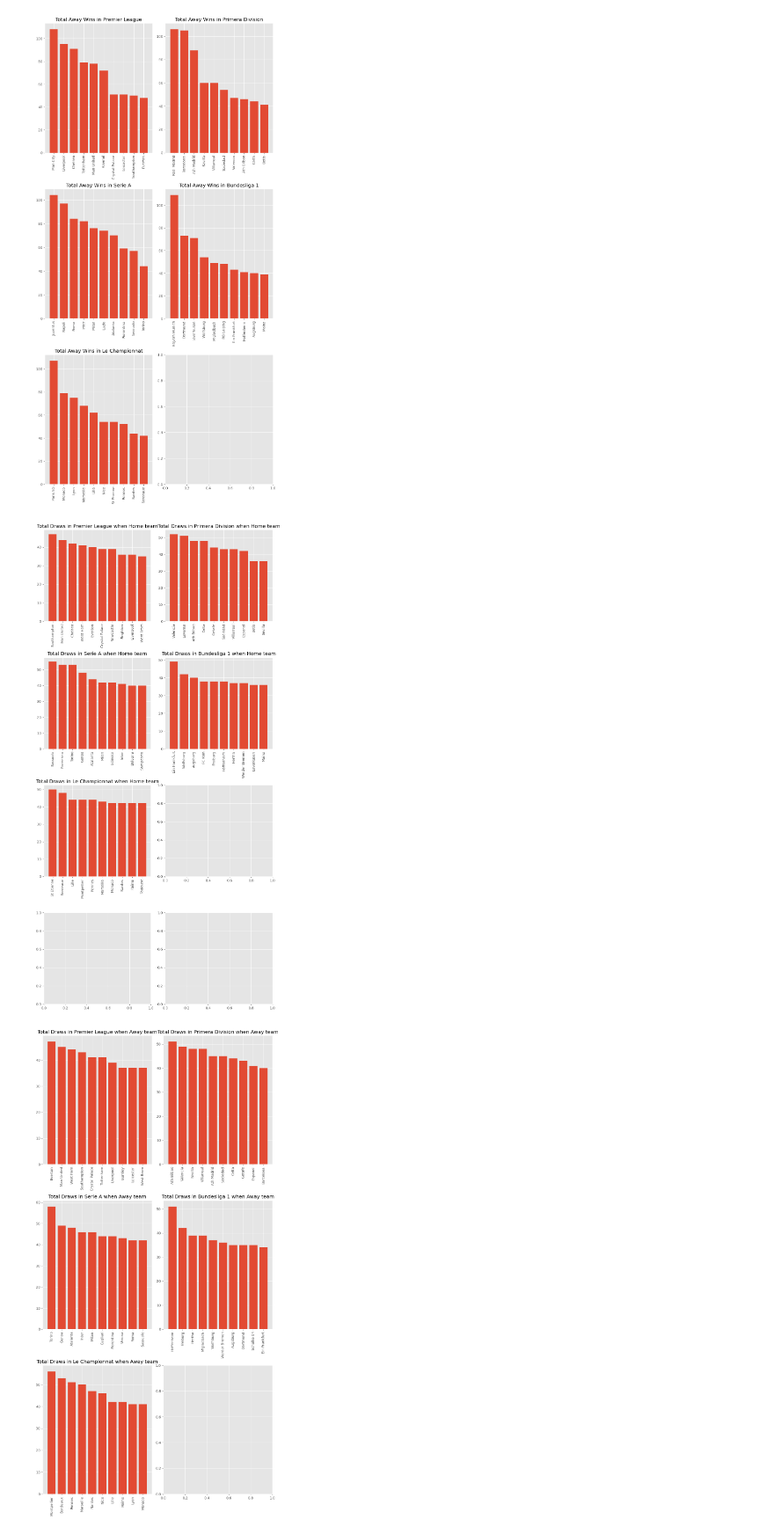
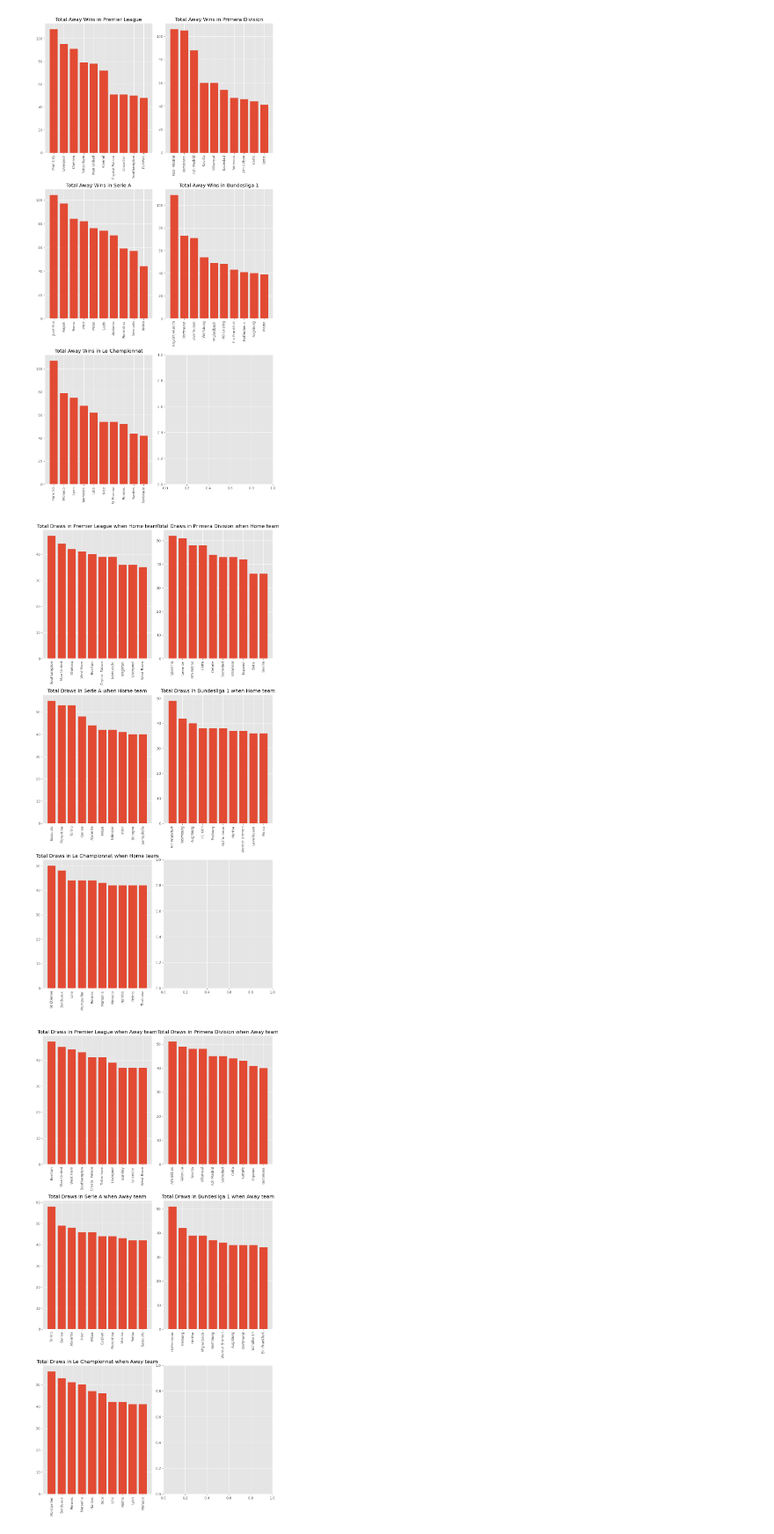
Before and after one commit to RomanKovv/Soccer-Prophet---Machine-Learning-Match-Prediction-Model, a Jupyter notebook: SOCCER_CAPSTONE.ipynb, the cells around one changed output. Shown at 88% size. Drawn from its saved outputs; the diff is of its cells as text; code cells hidden in the pictures.

```diff
--- a/SOCCER_CAPSTONE.ipynb
+++ b/SOCCER_CAPSTONE.ipynb
@@ -468,22 +460,18 @@ data1.describe()
 # %%
-#changing the style of the plot
-plt.style.use('ggplot')
-
 # Create a figure with 8 rows and 2 columns
 fig, axs = plt.subplots(8, 2, figsize=(12, 24))
 
 # Plot numeric columns in each subplot
-for i, column in enumerate(data1.select_dtypes("number").columns):
+for i, column in enumerate(clean_data.select_dtypes("number").columns):
     row = i // 2
     col = i % 2
 
-    axs[row, col].hist(data1[column], bins=80)
-    axs[row, col].axvline(data1[column].mean(), 0, 1000, label="mean", color="cornflowerblue")
-    axs[row, col].axvline(data1[column].median(), 0, 1000, label="median", color="cornflowerblue", linestyle="--")
+    axs[row, col].hist(clean_data[column], bins=80)
+    axs[row, col].axvline(clean_data[column].median(), 0, 1000, label="median", color="cornflowerblue", linestyle="--")
     axs[row, col].set_title(f"Distribution of {column}")
     axs[row, col].legend()
 
-
+fig.subplots_adjust(hspace=0.5)
 plt.tight_layout()
 plt.show()
 # %% [output]
@@ -522,13 +520,13 @@ First let's look at the proportions of winning teams after 90 minutes and compar
 Let's take a look the most common teams in each league. We can group the data by `Home Team` since each team plays an even amount of home and away matches each season:
 # %%
 # Group data by league and count the number of occurrences of each team
-league_counts = data1.groupby('League')['HomeTeam'].value_counts()
+league_counts = clean_data.groupby('League')['HomeTeam'].value_counts()
 
 # Create a 3x2 grid of subplots
 fig, axs = plt.subplots(3, 2, figsize=(10, 20))
 
 # Loop over each league and plot the top 10 teams
-for i, league in enumerate(data1['League'].unique()):
+for i, league in enumerate(clean_data['League'].unique()):
     top_teams = league_counts[league].nlargest(10)
     axs[i//2, i%2].bar(top_teams.index, top_teams.values)
     axs[i//2, i%2].set_title(f'Top 10 Teams in {league}')
@@ -547,13 +545,13 @@ As expected, the majority of the teams in each league are represented over 160 t
 Now let's take a look at which team's have won the most games when playing at home:
 # %%
 # Group data by league and team, and sum the number of wins
-league_team_wins = data1[data1['Result'] == 'H'].groupby(['League', 'HomeTeam'])['Result'].count()
+league_team_wins = clean_data[clean_data['Result'] == 'H'].groupby(['League', 'HomeTeam'])['Result'].count()
 
 # Create a 3x2 grid of subplots
 fig, axs = plt.subplots(3, 2, figsize=(10, 20))
 
 # Loop over each league and plot the total number of wins for each team
-for i, league in enumerate(data1['League'].unique()):
+for i, league in enumerate(clean_data['League'].unique()):
     league_wins = league_team_wins[league].nlargest(10)
     axs[i//2, i%2].bar(league_wins.index, league_wins.values)
     axs[i//2, i%2].set_title(f'Total Home Wins in {league}')
@@ -569,13 +569,13 @@ plt.show()
 Which team's have won the most playing away:
 # %%
 # Group data by league and team, and sum the number of wins
-league_team_wins = data1[data1['Result'] == 'A'].groupby(['League', 'AwayTeam'])['Result'].count()
+league_team_wins = clean_data[clean_data['Result'] == 'A'].groupby(['League', 'AwayTeam'])['Result'].count()
 
 # Create a 3x2 grid of subplots
 fig, axs = plt.subplots(3, 2, figsize=(10, 20))
 
 # Loop over each league and plot the total number of wins for each team
-for i, league in enumerate(data1['League'].unique()):
+for i, league in enumerate(clean_data['League'].unique()):
     league_wins = league_team_wins[league].nlargest(10)
     axs[i//2, i%2].bar(league_wins.index, league_wins.values)
     axs[i//2, i%2].set_title(f'Total Away Wins in {league}')
@@ -589,23 +589,23 @@ plt.show()
 [figure]
 # %%
 # Group data by league and team, and sum the number of wins
-league_team_wins = data1[data1['Result'] == 'D'].groupby(['League', 'HomeTeam'])['Result'].count()
+league_team_wins = clean_data[clean_data['Result'] == 'D'].groupby(['League', 'HomeTeam'])['Result'].count()
 
-# Create a 6x2 grid of subplots
-fig, axs = plt.subplots(4, 2, figsize=(10, 20))
+# Create a 3x2 grid of subplots
+fig, axs = plt.subplots(3, 2, figsize=(10, 20))
 
 # Loop over each league and plot the total number of wins for each team
-for i, league in enumerate(data1['League'].unique()):
+for i, league in enumerate(clean_data['League'].unique()):
     league_wins = league_team_wins[league].nlargest(10)
     axs[i//2, i%2].bar(league_wins.index, league_wins.values)
     axs[i//2, i%2].set_title(f'Total Draws in {league} when Home team')
     axs[i//2, i%2].tick_params(axis='x', labelrotation=90)
 
 
 # Adjusting the layout
 plt.tight_layout()
 plt.show()
 # %% [output]
-[figure, old version]
+[figure, new version]
 # %%
 # Group data by league and team, and sum the number of wins
```
Also changed, not shown: parts of 91 cells of this notebook, 1 other file.
